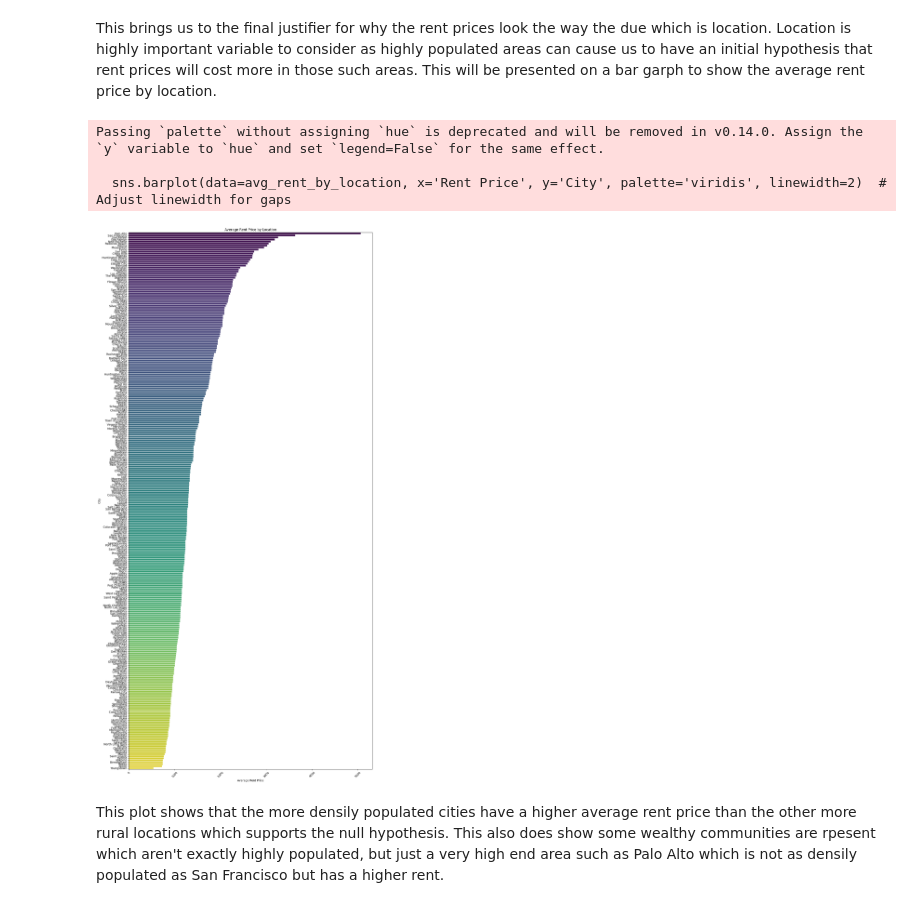
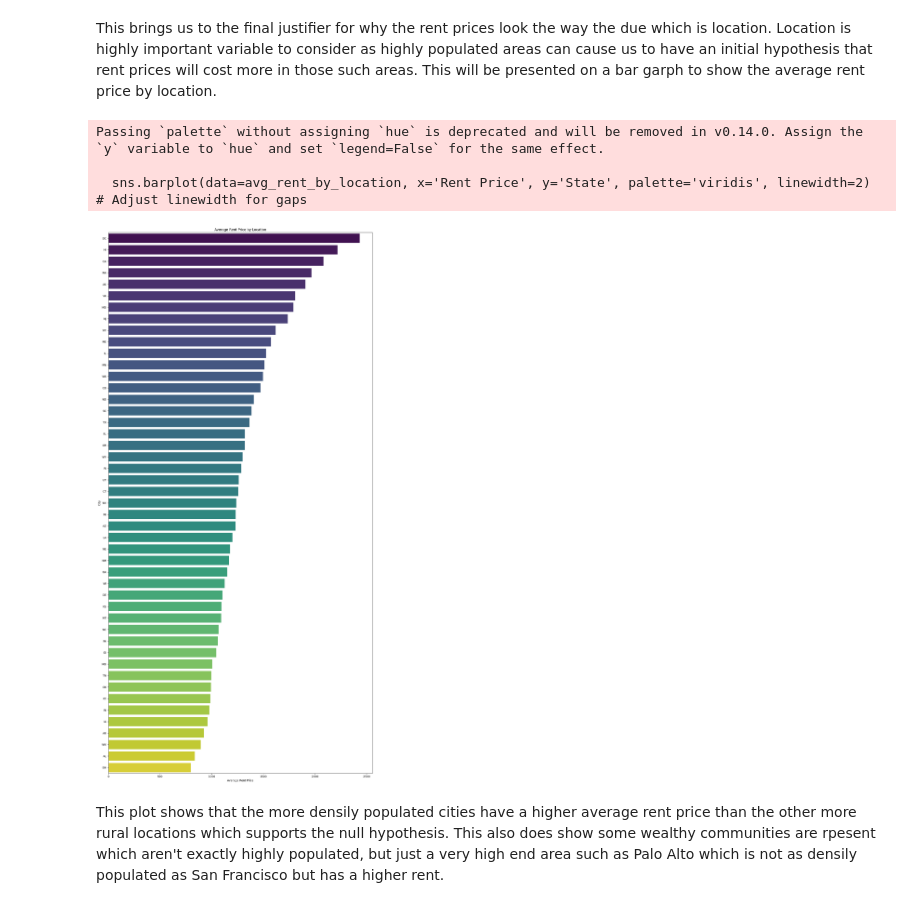
Before and after one commit to sawyerbyrd/Final-Project, a Jupyter notebook: Rent_price_vs_income_evaluation.ipynb, the cells around one changed output. Saved outputs shown, nothing was run; the diff lists cells and outputs as text; code cells hidden in the pictures.

```diff
--- a/Rent_price_vs_income_evaluation.ipynb
+++ b/Rent_price_vs_income_evaluation.ipynb
@@ -266,3 +275,5 @@ We can see above that there are no more rows with any NaN values, now we can mov
+# %%
+data['Square Footage'] = data['Rent Price'] / data['Price Per Sq. Ft.']
 # %%
 data
 # %% [output]
@@ -363,25 +371,24 @@ This plot shows a pivotal result which is that the larger square foot places are
 This brings us to the final justifier for why the rent prices look the way the due which is location. Location is highly important variable to consider as highly populated areas can cause us to have an initial hypothesis that rent prices will cost more in those such areas. This will be presented on a bar garph to show the average rent price by location.
 # %%
 # Calculate average rent price for each location
-avg_rent_by_location = data.groupby('City')['Rent Price'].mean().reset_index()
+avg_rent_by_location = data.groupby('State')['Rent Price'].mean().reset_index()
 
 # Sort locations by average rent price
 avg_rent_by_location = avg_rent_by_location.sort_values(by='Rent Price', ascending=False)
 
 # Plotting
 plt.figure(figsize=(14, 28))  # Increase the figure size for better readability
-sns.barplot(data=avg_rent_by_location, x='Rent Price', y='City', palette='viridis', linewidth=2)  # Adjust linewidth for gaps
+sns.barplot(data=avg_rent_by_location, x='Rent Price', y='State', palette='viridis', linewidth=2)  # Adjust linewidth for gaps
 plt.title('Average Rent Price by Location')
 plt.xlabel('Average Rent Price')
 plt.ylabel('City')
-plt.xticks(rotation=45)  # Rotate x-axis labels for better readability
 plt.tight_layout()
 plt.show()
 # %% [output]
 Passing `palette` without assigning `hue` is deprecated and will be removed in v0.14.0. Assign the `y` variable to `hue` and set `legend=False` for the same effect.
 
-  sns.barplot(data=avg_rent_by_location, x='Rent Price', y='City', palette='viridis', linewidth=2)  # Adjust linewidth for gaps
+  sns.barplot(data=avg_rent_by_location, x='Rent Price', y='State', palette='viridis', linewidth=2)  # Adjust linewidth for gaps
-[figure, old version]
+[figure, new version]
 # %% [markdown]
 This plot shows that the more densily populated cities have a higher average rent price than the other more rural locations which supports the null hypothesis. This also does show some wealthy communities are rpesent which aren't exactly highly populated, but just a very high end area such as Palo Alto which is not as densily populated as San Francisco but has a higher rent.
 # %% [markdown]
```
Also changed, not shown: parts of 19 cells of this notebook.
